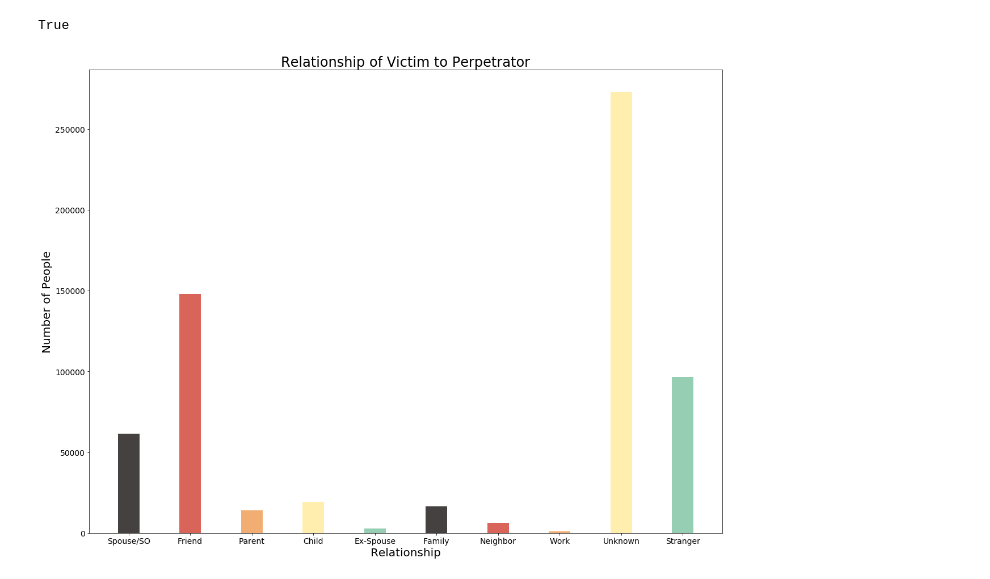
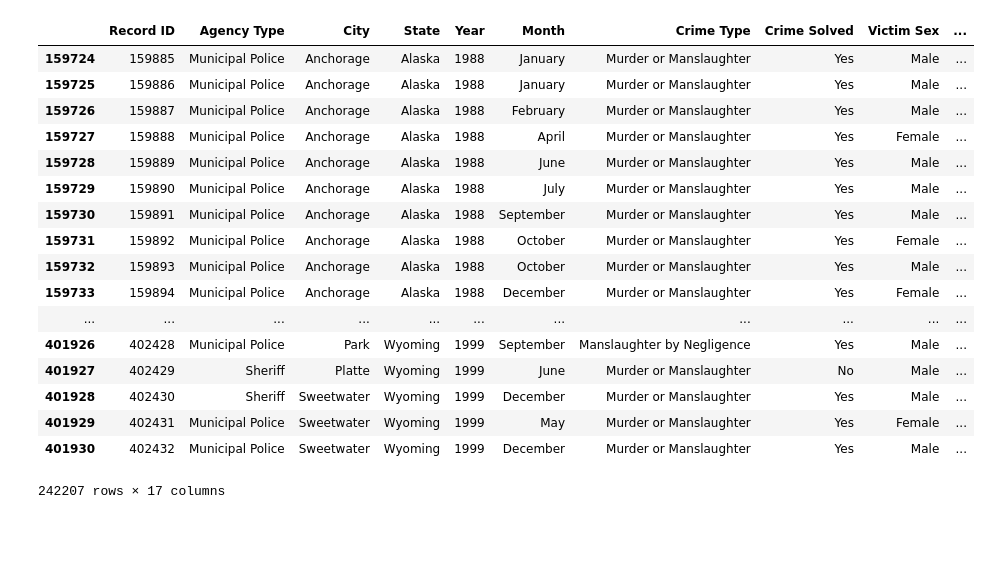
Before and after one commit to adriennekarnoski/machine_learning, a Jupyter notebook: Untitled.ipynb, the cells around one changed output. Drawn from its saved outputs; the diff is of its cells as text; code cells hidden in the pictures; blank space fills up the shorter version.

```diff
--- a/Untitled.ipynb
+++ b/Untitled.ipynb
@@ -294,22 +6,26 @@ r_d
-# %%
-sum(list(r_d.values())) == relationship.sum()
-# %% [output]
-True
-# %%
-colors = ['#454140', '#d96459', '#f2ae72', '#ffeead', '#96ceb4', '#454140', '#d96459', '#f2ae72', '#ffeead', '#96ceb4']
-groups = 10
-bar_width = 0.35
-index = np.arange(groups)
-fig, ax = plt.subplots(figsize=(20, 15))
-ax.bar(index, list(r_d.values()), bar_width,
-                color=colors)
-ax.set_xlabel('Relationship', fontsize=20)
-ax.set_ylabel('Number of People', fontsize=20)
-ax.set_title('Relationship of Victim to Perpetrator')
-ax.title.set_size(fontsize=24)
-ax.set_xticks(index)
-ax.set_xticklabels(list(r_d.keys()))
-ax.tick_params(axis='both', which='major', labelsize=14)
-plt.show()
-# %% [output]
-[figure, removed]
+# %%
+homicides = pd.read_csv('cleaned_data.csv', sep=',')
+# %%
+homicides = homicides.loc[homicides['Year'] > 1987]
+homicides = homicides.loc[homicides['Year'] < 2000]
+# %%
+homicides
+# %% [output]
+|  | Record ID | Agency Type | City | State | Year | Month | Crime Type | Crime Solved | Victim Sex | ... |
+| 159724 | 159885 | Municipal Police | Anchorage | Alaska | 1988 | January | Murder or Manslaughter | Yes | Male | ... |
+| 159725 | 159886 | Municipal Police | Anchorage | Alaska | 1988 | January | Murder or Manslaughter | Yes | Male | ... |
+| 159726 | 159887 | Municipal Police | Anchorage | Alaska | 1988 | February | Murder or Manslaughter | Yes | Male | ... |
+| 159727 | 159888 | Municipal Police | Anchorage | Alaska | 1988 | April | Murder or Manslaughter | Yes | Female | ... |
+| 159728 | 159889 | Municipal Police | Anchorage | Alaska | 1988 | June | Murder or Manslaughter | Yes | Male | ... |
+| 159729 | 159890 | Municipal Police | Anchorage | Alaska | 1988 | July | Murder or Manslaughter | Yes | Male | ... |
+| 159730 | 159891 | Municipal Police | Anchorage | Alaska | 1988 | September | Murder or Manslaughter | Yes | Male | ... |
+| 159731 | 159892 | Municipal Police | Anchorage | Alaska | 1988 | October | Murder or Manslaughter | Yes | Female | ... |
+| 159732 | 159893 | Municipal Police | Anchorage | Alaska | 1988 | October | Murder or Manslaughter | Yes | Male | ... |
+| 159733 | 159894 | Municipal Police | Anchorage | Alaska | 1988 | December | Murder or Manslaughter | Yes | Female | ... |
+| ... | ... | ... | ... | ... | ... | ... | ... | ... | ... | ... |
+| 401926 | 402428 | Municipal Police | Park | Wyoming | 1999 | September | Manslaughter by Negligence | Yes | Male | ... |
+| 401927 | 402429 | Sheriff | Platte | Wyoming | 1999 | June | Murder or Manslaughter | No | Male | ... |
+| 401928 | 402430 | Sheriff | Sweetwater | Wyoming | 1999 | December | Murder or Manslaughter | Yes | Male | ... |
+| 401929 | 402431 | Municipal Police | Sweetwater | Wyoming | 1999 | May | Murder or Manslaughter | Yes | Female | ... |
+| 401930 | 402432 | Municipal Police | Sweetwater | Wyoming | 1999 | December | Murder or Manslaughter | Yes | Male | ... |
+242207 rows × 17 columns
```
Also changed, not shown: parts of 47 cells of this notebook, 2 other files.
